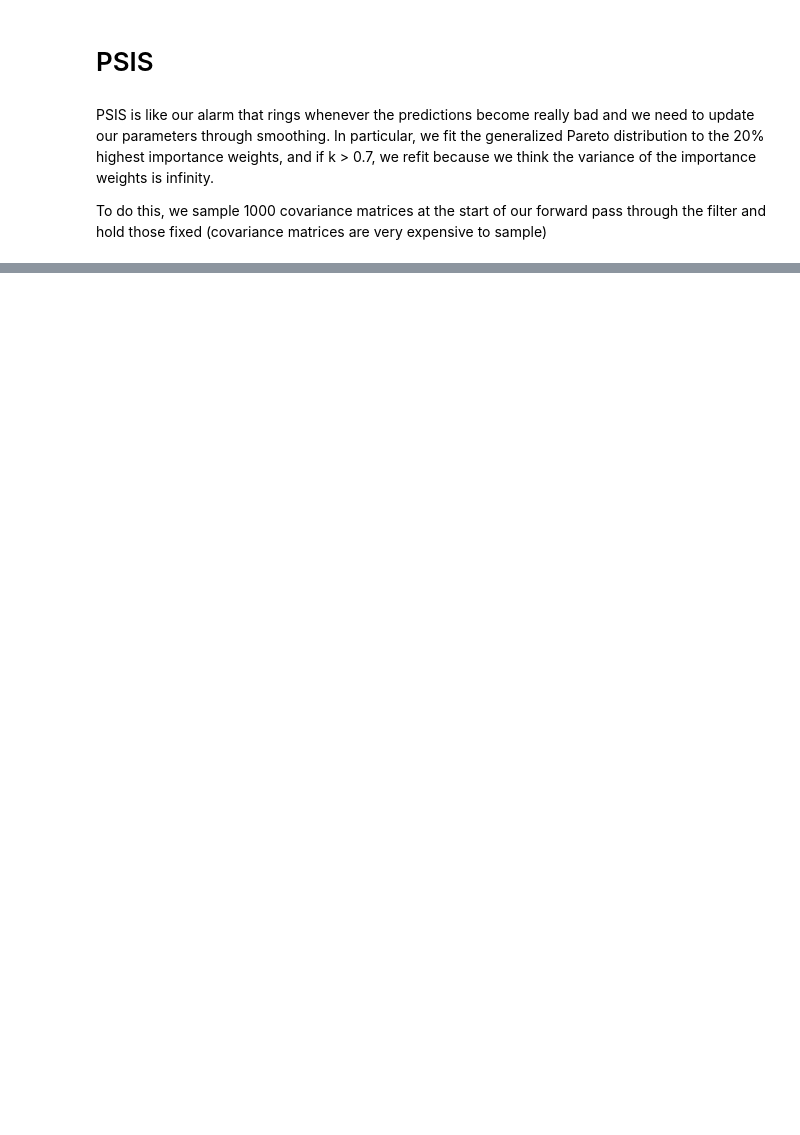
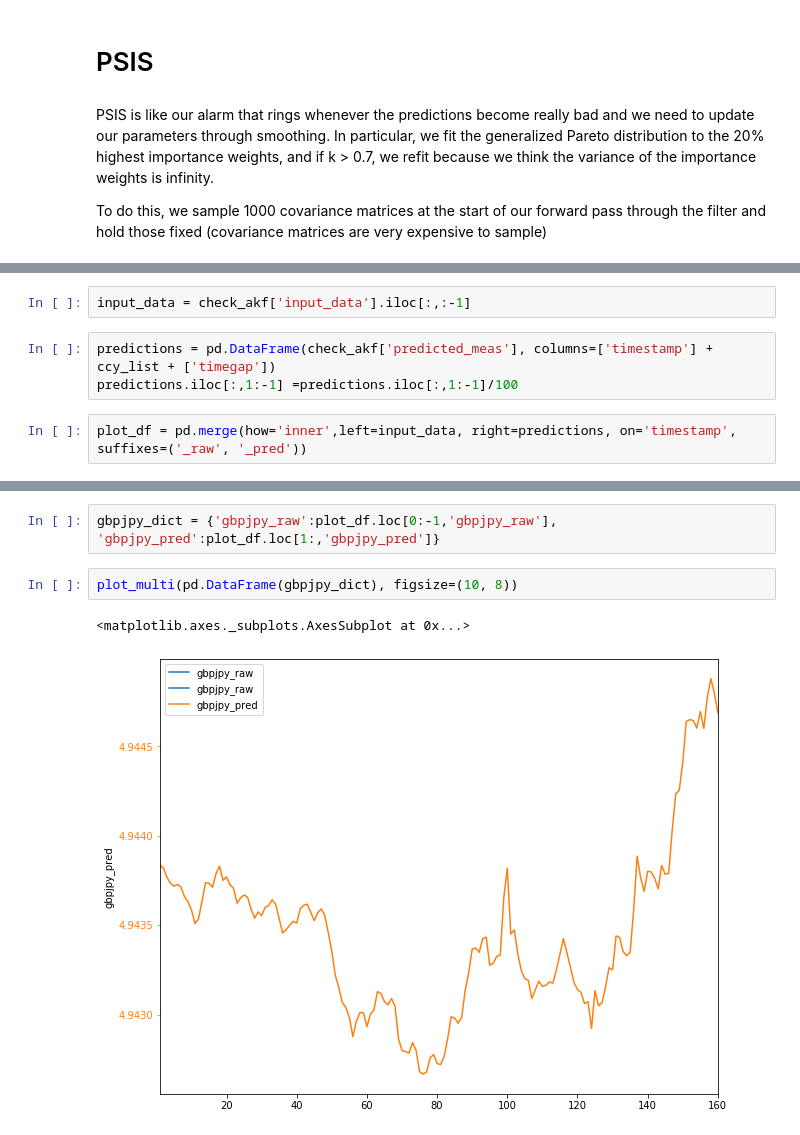
Before and after one commit to my2582/mlpp, a Jupyter notebook: KF_smoothing.ipynb, the cells around one changed output, grey strips where cells are left out. Saved outputs shown, nothing was run; the diff lists cells and outputs as text; blank space fills up the shorter version.

```diff
--- a/KF_smoothing.ipynb
+++ b/KF_smoothing.ipynb
@@ -506,0 +879,7 @@ array([[ 2.7, -2.2,  2.5]])
+# %%
+input_data = check_akf['input_data'].iloc[:,:-1]
+# %%
+predictions = pd.DataFrame(check_akf['predicted_meas'], columns=['timestamp'] + ccy_list + ['timegap'])
+predictions.iloc[:,1:-1] =predictions.iloc[:,1:-1]/100
+# %%
+plot_df = pd.merge(how='inner',left=input_data, right=predictions, on='timestamp', suffixes=('_raw', '_pred'))
@@ -506,0 +904,7 @@ array([[ 2.7, -2.2,  2.5]])
+# %%
+gbpjpy_dict = {'gbpjpy_raw':plot_df.loc[0:-1,'gbpjpy_raw'], 'gbpjpy_pred':plot_df.loc[1:,'gbpjpy_pred']}
+# %%
+plot_multi(pd.DataFrame(gbpjpy_dict), figsize=(10, 8))
+# %% [output]
+<matplotlib.axes._subplots.AxesSubplot at 0x...>
+[figure, added]
```
Also changed, not shown: parts of 52 cells of this notebook.
